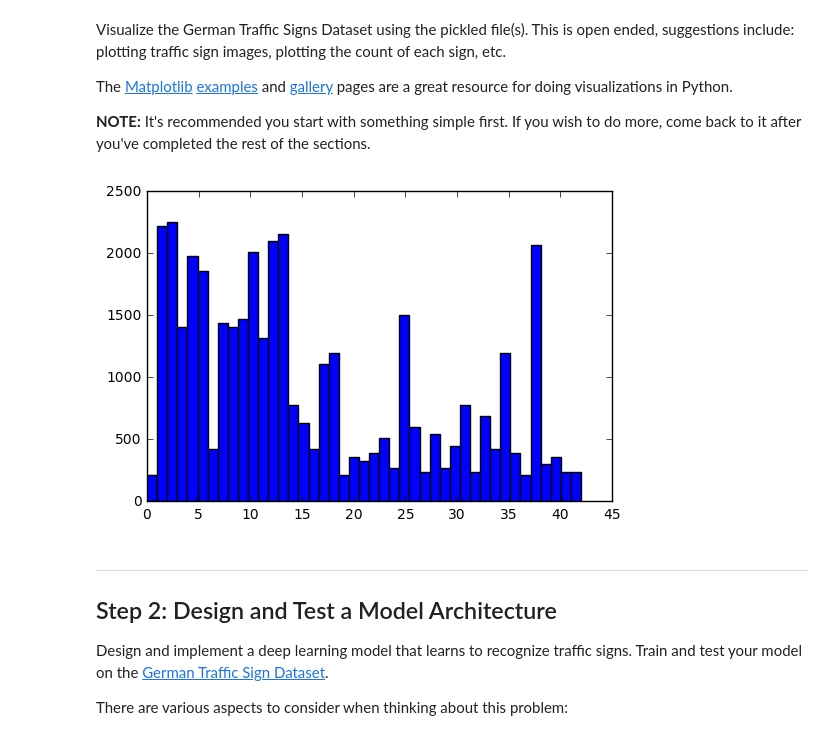
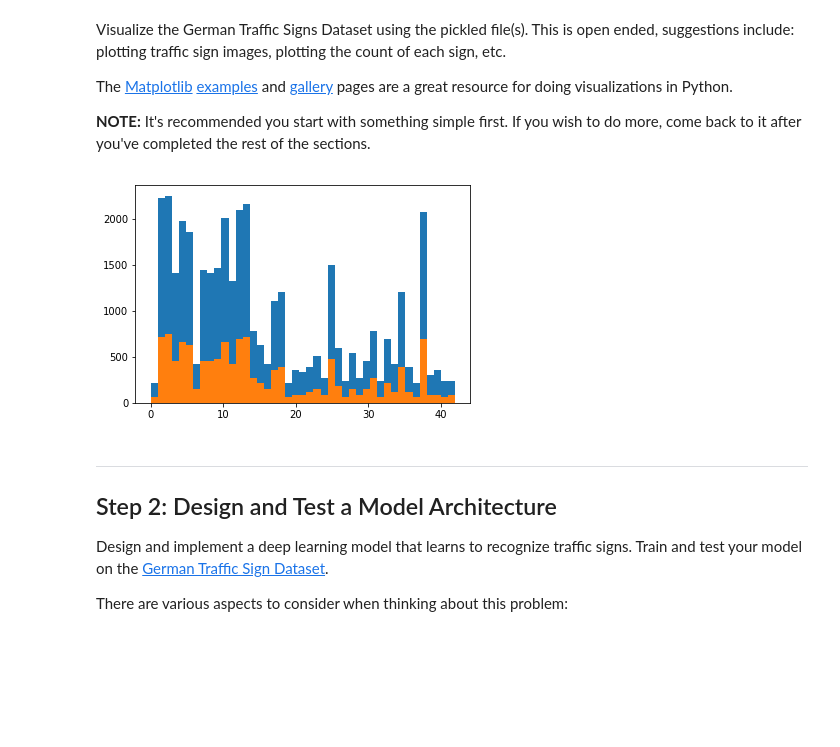
Before and after one commit to antorsae/CarND-Traffic-Sign-Classifier-Project, a Jupyter notebook: Traffic_Sign_Classifier.ipynb, the cells around one changed output. Saved outputs shown, nothing was run; the diff lists cells and outputs as text; code cells hidden in the pictures; blank space fills up the shorter version.

```diff
--- a/Traffic_Sign_Classifier.ipynb
+++ b/Traffic_Sign_Classifier.ipynb
@@ -78,36 +78,37 @@ The [Matplotlib](http://matplotlib.org/) [examples](http://matplotlib.org/exampl
 import matplotlib.pyplot as plt
 # Visualizations will be shown in the notebook.
 %matplotlib inline
 
 import random
 import numpy as np
 import matplotlib.pyplot as plt
 %matplotlib inline
 
 classes = list(set(y_train))
-# dictionary: each class -> set of indexes
+# classes_index will be dictionary: each class -> randomized set of indexes
 classes_index = {}
 for i,x in enumerate(y_train):
     if x not in classes_index:
         classes_index[x]=[i]
     else:
         classes_index[x].append(i)
 for c in classes:
-#    classes_index[c] = [i for i,x in enumerate(y_train) if x==c]
     random.shuffle(classes_index[c])
 
 # show classes histogram in training set
 plt.hist(y_train, bins=n_classes)
+# show classes histogram in test set
+plt.hist(y_test, bins=n_classes)
 classes_per_row = 12
 
 #fig, axes = plt.subplots(n_classes, classes_per_row, figsize=(10,n_classes))
 # print classes_per_row rows examples of each class
 #for i, ax in enumerate(axes.flat):
 #    ax.set_axis_off()
 #    ax.imshow(X_train[classes_index[int(i/classes_per_row)][i % classes_per_row]])
 plt.show()
 # %% [output]
-[figure, old version]
+[figure, new version]
 # %% [markdown]
 ----
 
```
Also changed, not shown: parts of 6 cells of this notebook.
